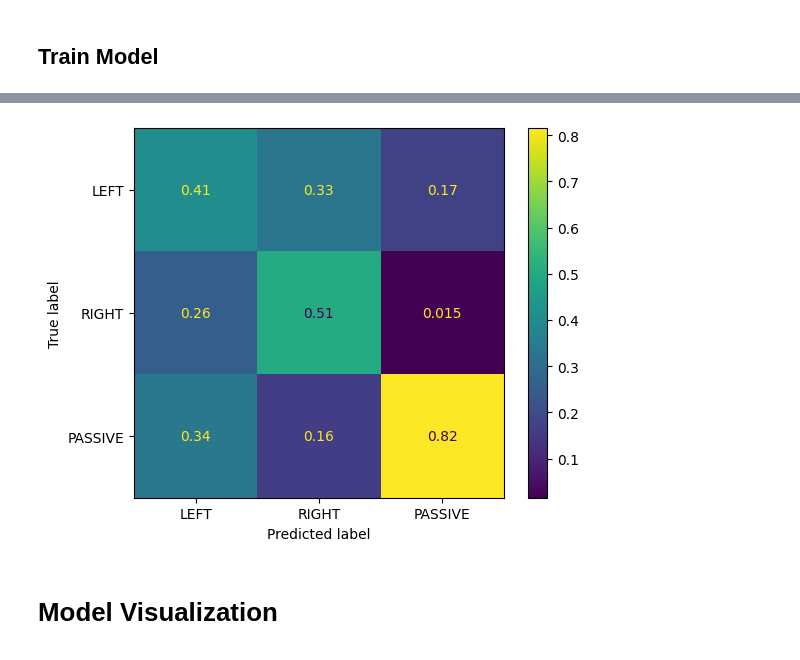
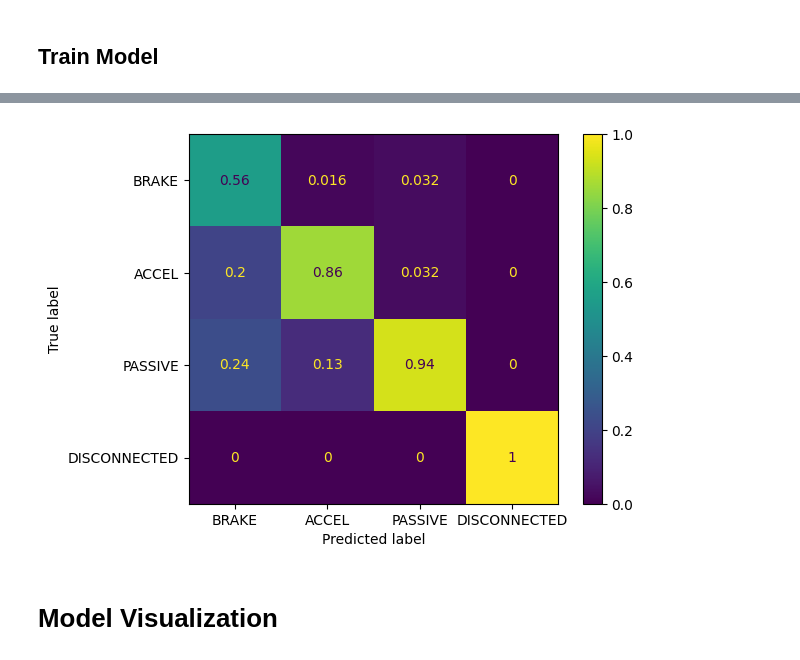
Before and after one commit to Riddy21/EEG_Model_Training, a Jupyter notebook: EEG_Binary_Classification_CNN-RNN_Trial-4.ipynb, the cells around one changed output, grey strips where cells are left out. Saved outputs shown, nothing was run; the diff lists cells and outputs as text; code cells hidden in the pictures.

```diff
--- a/EEG_Binary_Classification_CNN-RNN_Trial-4.ipynb
+++ b/EEG_Binary_Classification_CNN-RNN_Trial-4.ipynb
@@ -56,17 +58,20 @@ import matplotlib.pyplot as plt
 Record the experiment information in these fields to be saved with the experiment
 # %%
 trial_num = 4
-attempt_num = 2
+attempt_num = 5
 
-output_dim = 3
+output_dim = 4
 attempt_description = \
 """
-## 2nd attempt
+## 5rd attempt
 
 ### Changes made
-- Trying new model on our data
-- 200 sample frame
-- Testing on compatability dataset
+- Trying new model new training data from interactive movement dataset
+- SEGMENT_WINDOW_SIZE = 400 # 2s
+- ACTIVE_WAIT_PERIOD = 400 # 1s
+- ACTIVE_HOLD_PERIOD = 100 # 0.25s for dealing with accidental presses
+- Unbalanced
+- 10 training sessions
 
 ### Expected results
 - See if it performs any worse with our Muse model or better than recorded data
@@ -589,19 +626,16 @@ plt.savefig(accuracy_graph)
 # %%
-key_dict = {"LEFT":(1.0, 0.0, 0.0),
-            "RIGHT":(0.0, 1.0, 0.0),
-            "PASSIVE": (0.0, 0.0, 1.0)}
-
-y_pred = model.predict(X_test)
+labels = ['BRAKE', 'ACCEL', 'PASSIVE', 'DISCONNECTED']
+y_pred = model.predict(X_train)
 y_pred = np.argmax(y_pred, axis=1)
 
-y_test = np.argmax(t_test, axis=1)
+y_test = np.argmax(t_train, axis=1)
 
 cm = confusion_matrix(y_test, y_pred, normalize='pred')
-disp = ConfusionMatrixDisplay(confusion_matrix=cm, display_labels=key_dict.keys())
+disp = ConfusionMatrixDisplay(confusion_matrix=cm, display_labels=labels)
 plot = disp.plot()
 disp.figure_.savefig(conf_matrix)
 # %% [output]
-[figure, old version]
+[figure, new version]
 # %%
 tf.keras.backend.clear_session()
 # %% [markdown]
```
Also changed, not shown: parts of 36 cells of this notebook, 13 other files.
